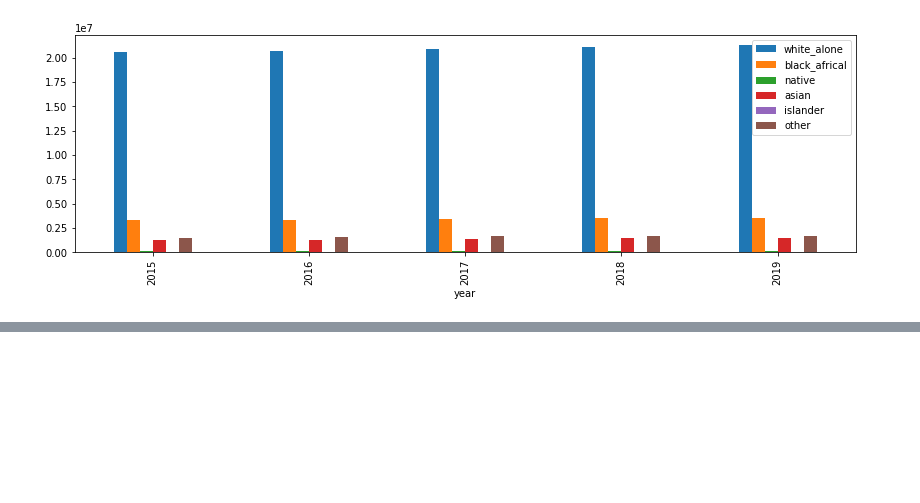
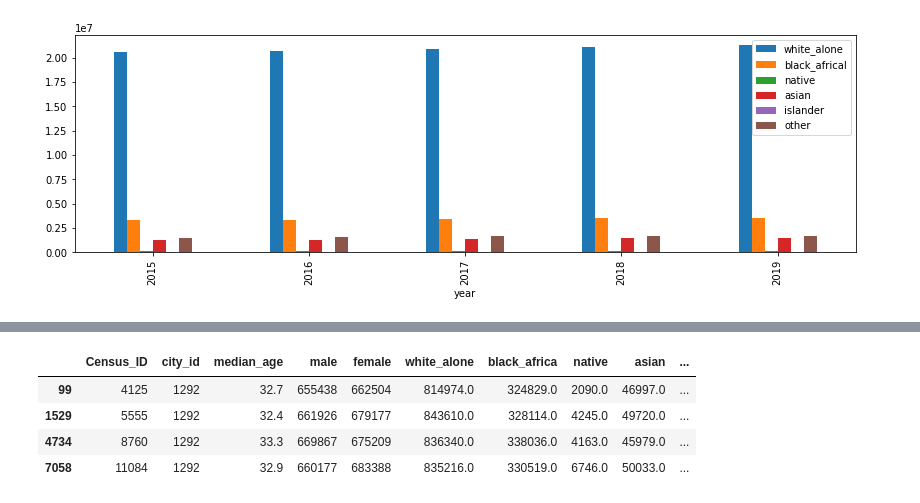
Before and after one commit to sundarp17/Housing, a Jupyter notebook: Housing.ipynb, the cells around one changed output, grey strips where cells are left out. Drawn from its saved outputs; the diff is of its cells as text; code cells hidden in the pictures; blank space fills up the shorter version.

```diff
--- a/Housing.ipynb
+++ b/Housing.ipynb
@@ -198,0 +240,9 @@ plt.show()
+# %%
+dallas_census = city_census[city_census['city_id']==1292]
+dallas_census
+# %% [output]
+|  | Census_ID | city_id | median_age | male | female | white_alone | black_africa | native | asian | ... |
+| 99 | 4125 | 1292 | 32.7 | 655438 | 662504 | 814974.0 | 324829.0 | 2090.0 | 46997.0 | ... |
+| 1529 | 5555 | 1292 | 32.4 | 661926 | 679177 | 843610.0 | 328114.0 | 4245.0 | 49720.0 | ... |
+| 4734 | 8760 | 1292 | 33.3 | 669867 | 675209 | 836340.0 | 338036.0 | 4163.0 | 45979.0 | ... |
+| 7058 | 11084 | 1292 | 32.9 | 660177 | 683388 | 835216.0 | 330519.0 | 6746.0 | 50033.0 | ... |
```
Also changed, not shown: parts of 13 cells of this notebook.
